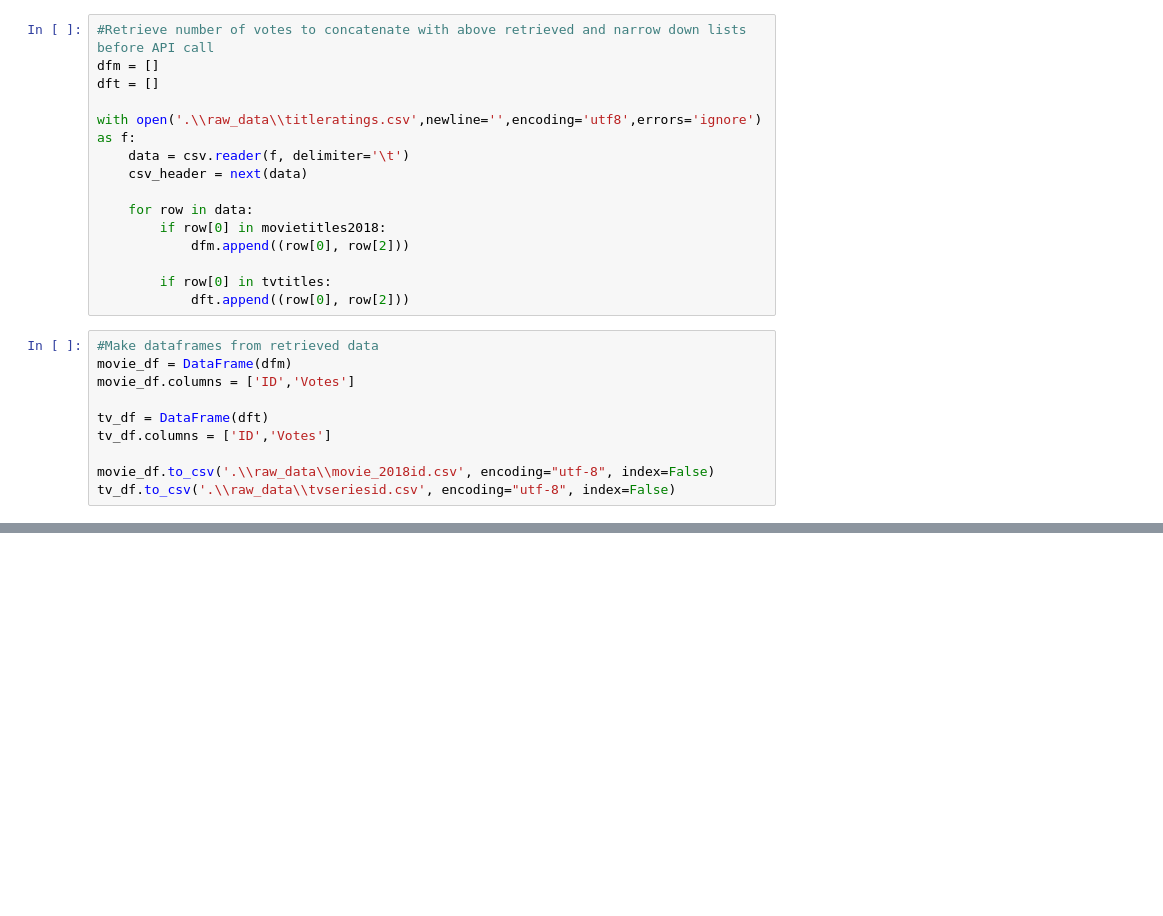
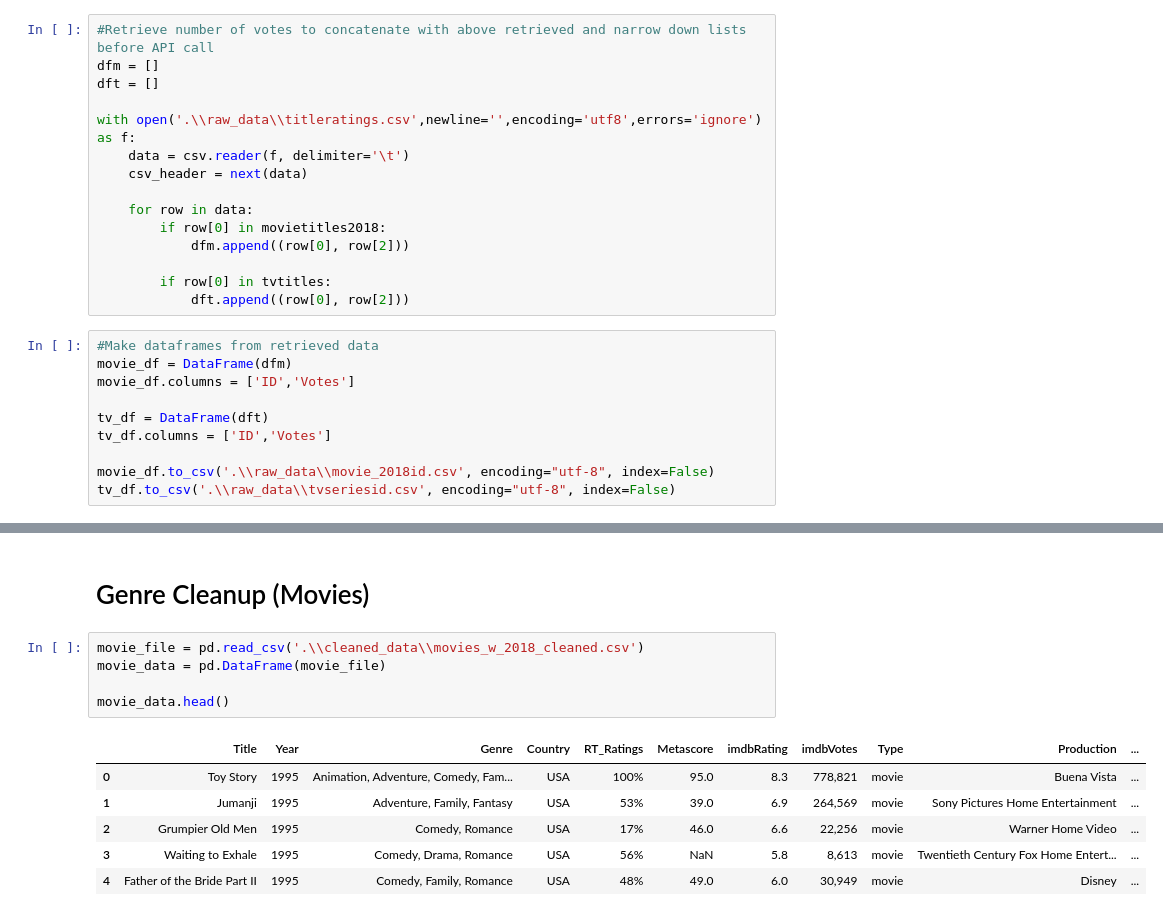
Before and after one commit to bethanylindberg/Have-Streaming-Services-Killed-Cinema, a Jupyter notebook: Data _Cleanup.ipynb, the cells around one changed output, grey strips where cells are left out. Cells and saved outputs as stored; diff of their text form; blank space fills up the shorter version.

```diff
--- a/Data _Cleanup.ipynb
+++ b/Data _Cleanup.ipynb
@@ -475,0 +413,14 @@ See the caveats in the documentation: http://pandas.pydata.org/pandas-docs/stabl
+# %% [markdown]
+# Genre Cleanup (Movies)
+# %%
+movie_file = pd.read_csv('.\\cleaned_data\\movies_w_2018_cleaned.csv')
+movie_data = pd.DataFrame(movie_file)
+
+movie_data.head()
+# %% [output]
+|  | Title | Year | Genre | Country | RT_Ratings | Metascore | imdbRating | imdbVotes | Type | Production | ... |
+| 0 | Toy Story | 1995 | Animation, Adventure, Comedy, Fam... | USA | 100% | 95.0 | 8.3 | 778,821 | movie | Buena Vista | ... |
+| 1 | Jumanji | 1995 | Adventure, Family, Fantasy | USA | 53% | 39.0 | 6.9 | 264,569 | movie | Sony Pictures Home Entertainment | ... |
+| 2 | Grumpier Old Men | 1995 | Comedy, Romance | USA | 17% | 46.0 | 6.6 | 22,256 | movie | Warner Home Video | ... |
+| 3 | Waiting to Exhale | 1995 | Comedy, Drama, Romance | USA | 56% | NaN | 5.8 | 8,613 | movie | Twentieth Century Fox Home Entert... | ... |
+| 4 | Father of the Bride Part II | 1995 | Comedy, Family, Romance | USA | 48% | 49.0 | 6.0 | 30,949 | movie | Disney | ... |
```
Also changed, not shown: parts of 30 cells of this notebook, 27 other files.
